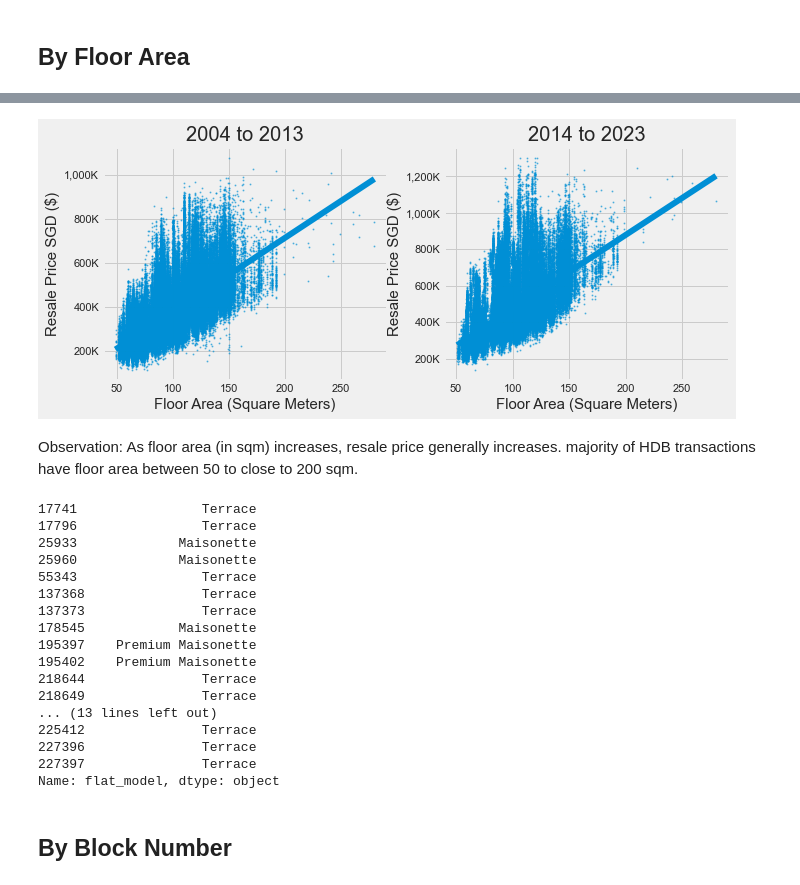
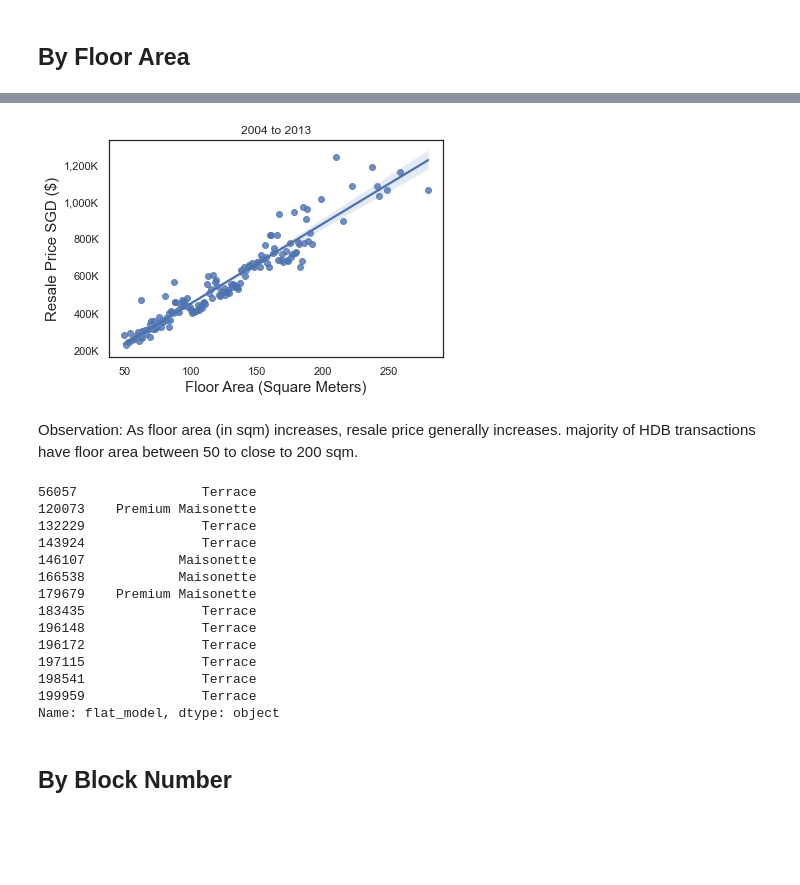
Before and after one commit to raychng/bt4222-project, a Jupyter notebook: EDA 2014 to 2023.ipynb, the cells around one changed output, grey strips where cells are left out. Cells and saved outputs as stored; diff of their text form; code cells hidden in the pictures; blank space fills up the shorter version.

```diff
--- a/EDA 2014 to 2023.ipynb
+++ b/EDA 2014 to 2023.ipynb
@@ -187,13 +223,16 @@ For both time blocks (2004 to 2013, and 2014 to 2023):
 - 5 Room
 - Executive
 # %%
-print('Unique flat types before removing:', hdb_price_df_04_13['flat_type'].unique(),'\n')
+print('Unique flat types before removing:', hdb_price_df_14_23['flat_type'].unique(),'\n')
 keep_flat_type = ['3 ROOM', '4 ROOM', '5 ROOM', 'EXECUTIVE']
-hdb_price_df_04_13 = hdb_price_df_04_13[hdb_price_df_04_13['flat_type'].isin(keep_flat_type)]
-print('Unique flat types after removing 1 rooms, 2 rooms and multi-generation flat types:',hdb_price_df_04_13['flat_type'].unique())
+hdb_price_df_14_23 = hdb_price_df_14_23[hdb_price_df_14_23['flat_type'].isin(keep_flat_type)]
+print('Unique flat types after removing 1 rooms, 2 rooms and multi-generation flat types:',hdb_price_df_14_23['flat_type'].unique())
 
 # do the same for 2014 to 2023
 hdb_price_df_14_23 = hdb_price_df_14_23[hdb_price_df_14_23['flat_type'].isin(keep_flat_type)]
+
+# do the same for 2014 to 2023
+hdb_price_df = hdb_price_df[hdb_price_df['flat_type'].isin(keep_flat_type)]
 # %% [output]
 Unique flat types before removing: ['5 ROOM' 'EXECUTIVE' '3 ROOM' '4 ROOM' '2 ROOM' '1 ROOM'
  'MULTI-GENERATION']
@@ -237,9 +259,8 @@ hdb_price_df_04_13.head()
 # visualize using joypy library
 import joypy
 
-
 # time block: 2004 to 2013
-fig, axes = joypy.joyplot(hdb_price_df_04_13,
+fig, axes = joypy.joyplot(hdb_price_df_14_23,
                             by='flat_type_year',
                             column='adjusted_price',
                             figsize=(12,8),
@@ -253,20 +274,6 @@ axes[-1].set_xlim([0, 1400000])
 axes[-1].set_xticklabels(['0', '200k', '400k', '600k', '800k', '1000k', '1200k'])
 plt.xlabel('Resale Price SGD ($)', fontsize=14)
 
-# time block: 2014 to 2023
-fig, axes = joypy.joyplot(hdb_price_df_14_23,
-                            by='flat_type_year',
-                            column='adjusted_price',
-                            figsize=(12,8),
-                            title='Distribution of Resale Prices based on Flat Type for 2014 to 2023',
-                            linewidth=0.05,
-                            overlap=1.5,
-                            alpha=0.8,
-                            colormap=plt.cm.get_cmap('tab20',4))
 
-axes[-1].set_xlim([0, 1600000])
-axes[-1].set_xticklabels(['0', '200k', '400k', '600k', '800k', '1000k', '1200k', '1400k'])
-plt.xlabel('Resale Price SGD ($)', fontsize=14)
-plt.style.use('fivethirtyeight')
 plt.show()
 # %% [output]
@@ -510,0 +704,3 @@ IndexError: positional indexers are out-of-bounds
+# %%
+floor_area_04_13 = hdb_price_df_14_23.groupby(['floor_area_sqm'], as_index=False).agg({'adjusted_price':'median'})
+floor_area_04_13 # 167 data points
@@ -511,49 +721,34 @@ IndexError: positional indexers are out-of-bounds
 # %%
-fig, axs = plt.subplots(ncols = 2, figsize = (10,4))
-
-# 2004 to 2013
-p=sns.regplot(x='floor_area_sqm', y='adjusted_price', data=hdb_price_df_04_13, ax=axs[0], scatter_kws={"s": 1, 'alpha':0.5})
+p =sns.regplot(x='floor_area_sqm',y='adjusted_price', data=floor_area_04_13)
 ylabels = ['{:,.0f}'.format(x) + 'K' for x in p.get_yticks()/1000]
 p.set_yticklabels(ylabels)
 p.set_ylabel('Resale Price SGD ($)', size=15)
 p.set_xlabel('Floor Area (Square Meters)', size=15)
 p.set_title('2004 to 2013')
-
-# 2014 to 2023
-p=sns.regplot(x='floor_area_sqm', y='adjusted_price', data=hdb_price_df_14_23, ax=axs[1], scatter_kws={"s": 1, 'alpha':0.5})
-ylabels = ['{:,.0f}'.format(x) + 'K' for x in p.get_yticks()/1000]
-p.set_yticklabels(ylabels)
-p.set_ylabel('Resale Price SGD ($)', size=15)
-p.set_xlabel('Floor Area (Square Meters)', size=15)
-p.set_title('2014 to 2023')
-
 plt.show()
 # %% [output]
-[figure, old version]
+[figure, new version]
 # %% [markdown]
 Observation: As floor area (in sqm) increases, resale price generally increases.
 majority of HDB transactions have floor area between 50 to close to 200 sqm.
 # %%
 # what are those HDBs which have bigger than 200 sqm of floor area
-hdb_price_df_04_13[hdb_price_df_04_13['floor_area_sqm'] > 200]['flat_model']
+hdb_price_df_14_23[hdb_price_df_14_23['floor_area_sqm'] > 200]['flat_model']
 # flat models which have huge floor area are mostly terrace and (premium) maisonette, not suprising
 # %% [output]
-17741                Terrace
-17796                Terrace
-25933             Maisonette
-25960             Maisonette
-55343                Terrace
-137368               Terrace
-137373               Terrace
-178545            Maisonette
-195397    Premium Maisonette
-195402    Premium Maisonette
-218644               Terrace
-218649               Terrace
-... (13 lines left out)
-225412               Terrace
-227396               Terrace
-227397               Terrace
+56057                Terrace
+120073    Premium Maisonette
+132229               Terrace
+143924               Terrace
+146107            Maisonette
+166538            Maisonette
+179679    Premium Maisonette
+183435               Terrace
+196148               Terrace
+196172               Terrace
+197115               Terrace
+198541               Terrace
+199959               Terrace
 Name: flat_model, dtype: object
 # %% [markdown]
 ## By Block Number
```
Also changed, not shown: parts of 76 cells of this notebook, 1 other file.
